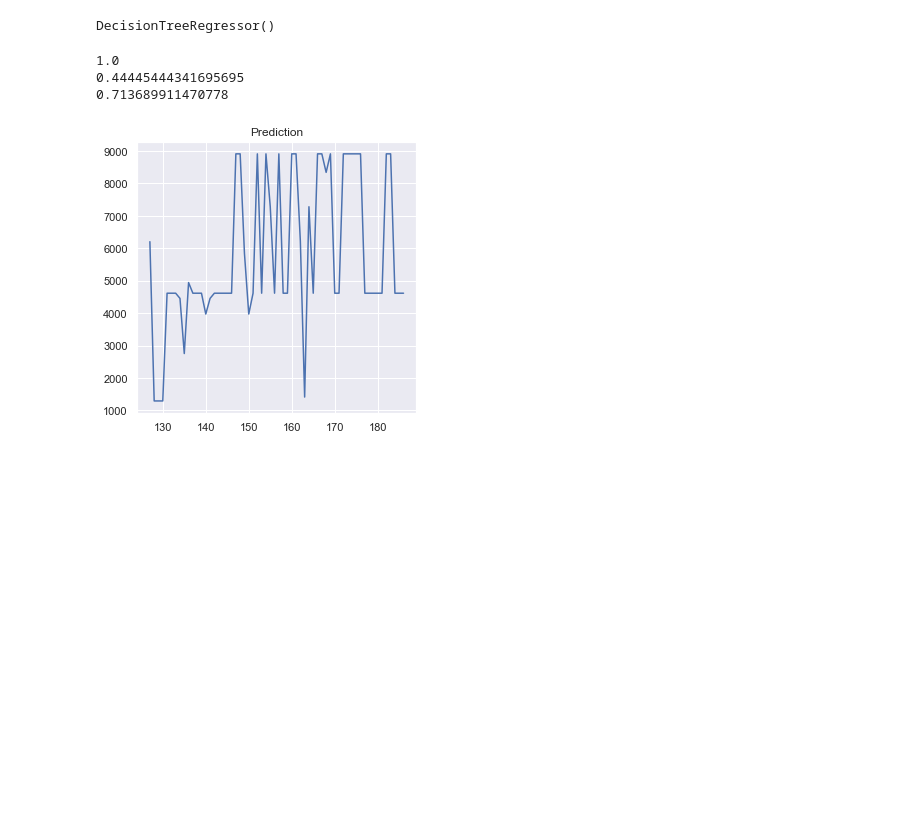
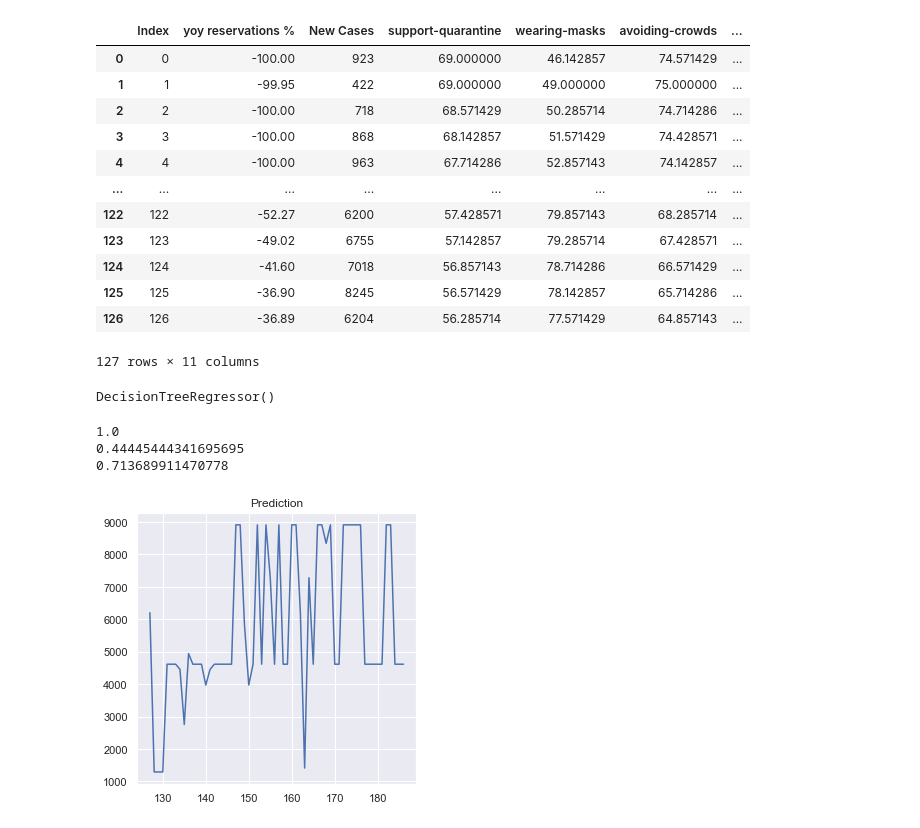
Before and after one commit to oaimtiaz/dell-datathon, a Jupyter notebook: model.ipynb, the cells around one changed output. Drawn from its saved outputs; the diff is of its cells as text; code cells hidden in the pictures; blank space fills up the shorter version.

```diff
--- a/model.ipynb
+++ b/model.ipynb
@@ -13,6 +13,22 @@ X = pd.read_csv("all-data.csv").drop("Date", axis=1)
 useable_X = X.loc[X["Index"] < len(X)-60]
 useable_y = X.loc[X["Index"] > 59]["New Cases"]
 predict_X = X.loc[X["Index"] >= len(X) - 60]
+# %%
+useable_X
+# %% [output]
+|  | Index | yoy reservations % | New Cases | support-quarantine | wearing-masks | avoiding-crowds | ... |
+| 0 | 0 | -100.00 | 923 | 69.000000 | 46.142857 | 74.571429 | ... |
+| 1 | 1 | -99.95 | 422 | 69.000000 | 49.000000 | 75.000000 | ... |
+| 2 | 2 | -100.00 | 718 | 68.571429 | 50.285714 | 74.714286 | ... |
+| 3 | 3 | -100.00 | 868 | 68.142857 | 51.571429 | 74.428571 | ... |
+| 4 | 4 | -100.00 | 963 | 67.714286 | 52.857143 | 74.142857 | ... |
+| ... | ... | ... | ... | ... | ... | ... | ... |
+| 122 | 122 | -52.27 | 6200 | 57.428571 | 79.857143 | 68.285714 | ... |
+| 123 | 123 | -49.02 | 6755 | 57.142857 | 79.285714 | 67.428571 | ... |
+| 124 | 124 | -41.60 | 7018 | 56.857143 | 78.714286 | 66.571429 | ... |
+| 125 | 125 | -36.90 | 8245 | 56.571429 | 78.142857 | 65.714286 | ... |
+| 126 | 126 | -36.89 | 6204 | 56.285714 | 77.571429 | 64.857143 | ... |
+127 rows × 11 columns
 # %%
 from sklearn.model_selection import train_test_split
 # %%
```
Also changed, not shown: parts of 2 cells of this notebook, 7 other files.
